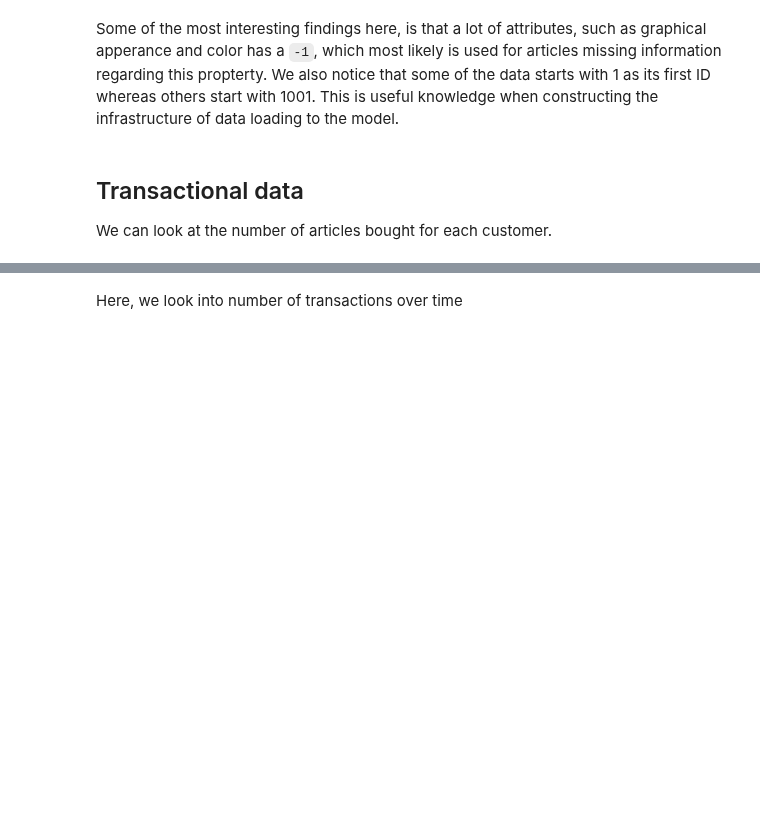
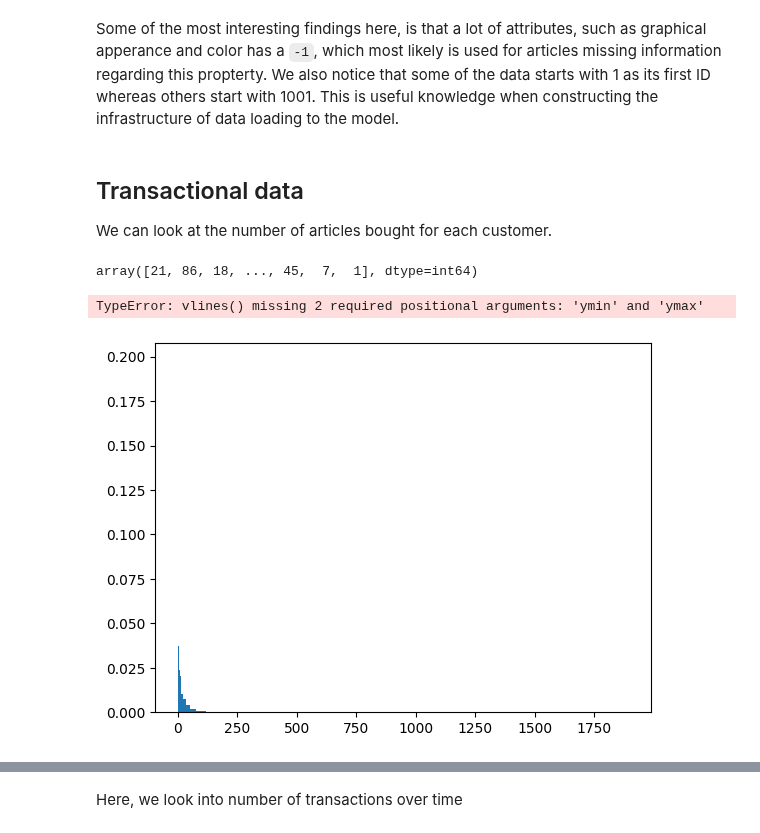
Before and after one commit to frederni/TMA4500-IndMat, a Jupyter notebook: 1-explore_data.ipynb, the cells around one changed output, grey strips where cells are left out. Cells and saved outputs as stored; diff of their text form; code cells hidden in the pictures; blank space fills up the shorter version.

```diff
--- a/1-explore_data.ipynb
+++ b/1-explore_data.ipynb
@@ -373,4 +455,16 @@ Some of the most interesting findings here, is that a lot of attributes, such as
 ## Transactional data
 
 We can look at the number of articles bought for each customer.
+# %%
+articles_per_customer[articles_per_customer <= 100].values
+# %% [output]
+array([21, 86, 18, ..., 45,  7,  1], dtype=int64)
+# %%
+articles_per_customer = transactions_full.groupby("customer_id")["article_id"].count()
+logbins = np.geomspace(
+    articles_per_customer.values.min(), articles_per_customer.values.max(), 20
+)
+# %% [output]
+TypeError: vlines() missing 2 required positional arguments: 'ymin' and 'ymax'
+[figure, added]
 # %%
```
Also changed, not shown: parts of 11 cells of this notebook, 10 other files.
